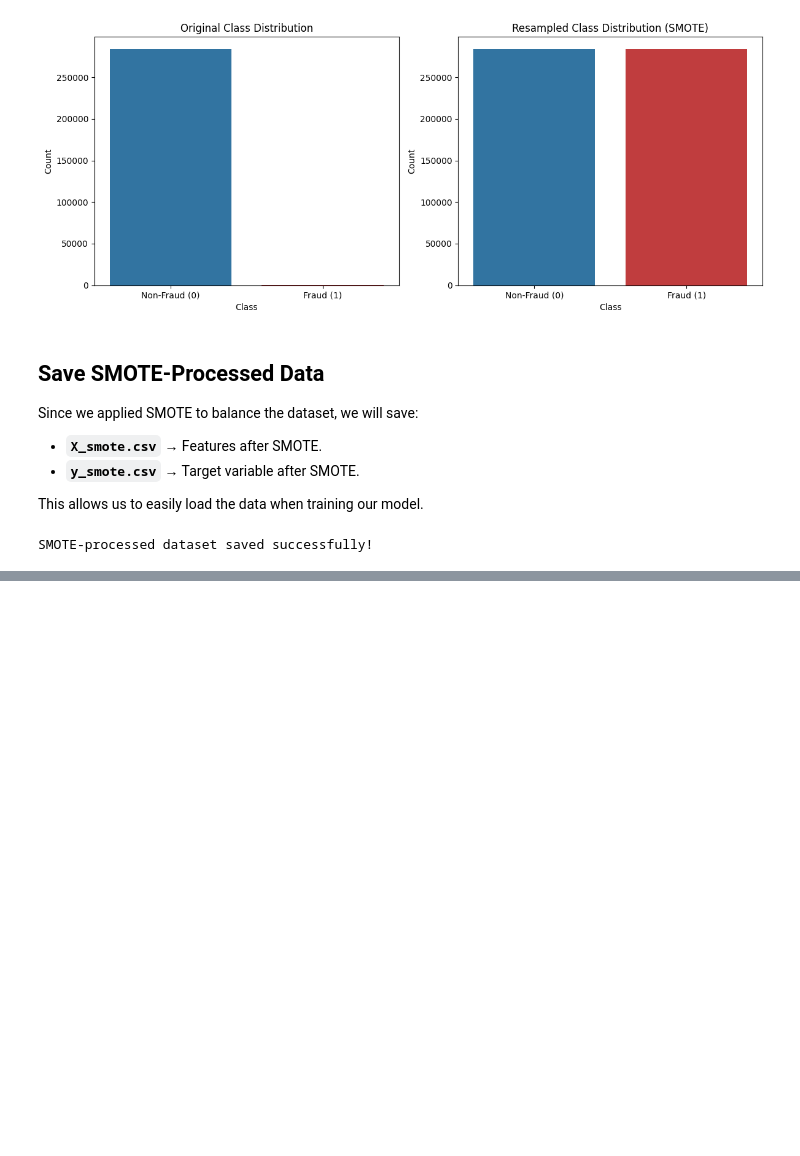
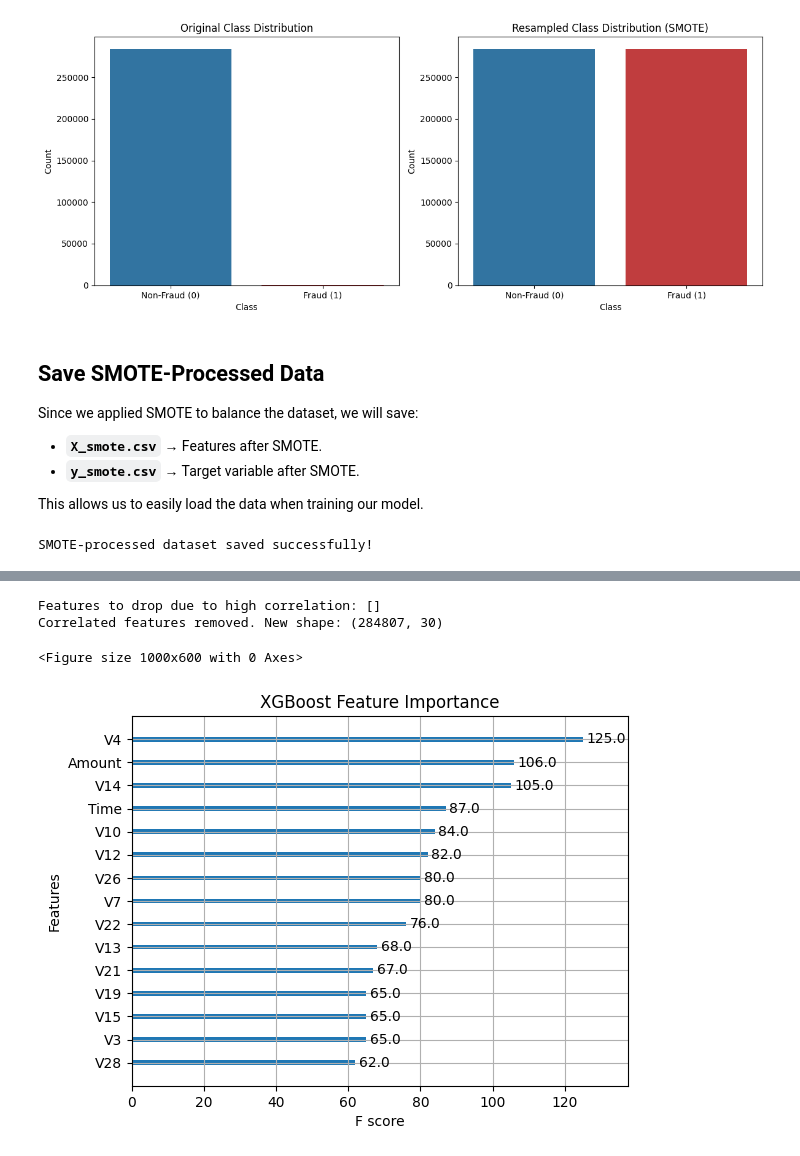
Before and after one commit to otuemre/FraudDetectAI, a Jupyter notebook: src/notebooks/02_Preprocessing.ipynb, the cells around one changed output, grey strips where cells are left out. Cells and saved outputs as stored; diff of their text form; code cells hidden in the pictures; blank space fills up the shorter version.

Commit message:
Finish feature selection part

```diff
--- a/src/notebooks/02_Preprocessing.ipynb
+++ b/src/notebooks/02_Preprocessing.ipynb
@@ -202,0 +215,37 @@ SMOTE-processed dataset saved successfully!
+# %%
+# Compute correlation matrix
+corr_matrix = X_scaled.corr().abs()
+
+# Select upper triangle of correlation matrix
+upper = corr_matrix.where(np.triu(np.ones(corr_matrix.shape), k=1).astype(bool))
+
+# Find features with correlation > 0.9
+high_corr_features = [column for column in upper.columns if any(upper[column] > 0.9)]
+
+print(f"Features to drop due to high correlation: {high_corr_features}")
+
+# Drop correlated features
+X_reduced = X_scaled.drop(columns=high_corr_features)
+
+print(f"Correlated features removed. New shape: {X_reduced.shape}")
+# %% [output]
+Features to drop due to high correlation: []
+Correlated features removed. New shape: (284807, 30)
+# %%
+# Train a simple XGBoost model
+xgb_model = xgb.XGBClassifier(use_label_encoder=False, eval_metric="logloss", random_state=42)
+xgb_model.fit(X_reduced, y)
+
+# Plot feature importance
+plt.figure(figsize=(10,6))
+plot_importance(xgb_model, max_num_features=15)  # Show top 15 features
+plt.title("XGBoost Feature Importance")
+
+# Save the plot
+plt.savefig("../images/XGBoost_feature_importance.png")
+
+# Show the plot
+plt.show();
+# %% [output]
+<Figure size 1000x600 with 0 Axes>
+[figure, added]
```
Also changed, not shown: parts of 3 cells of this notebook, 1 other file.
